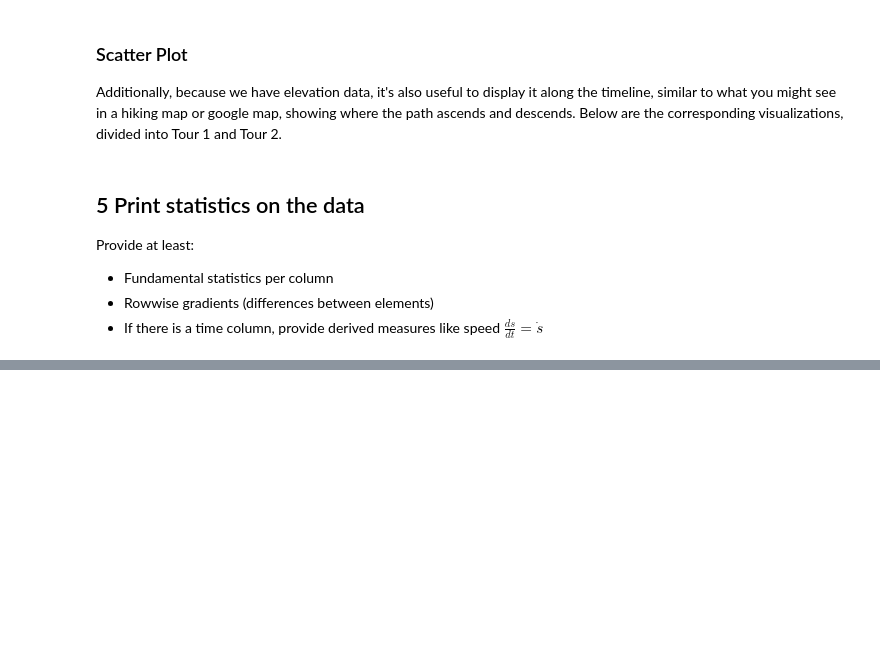
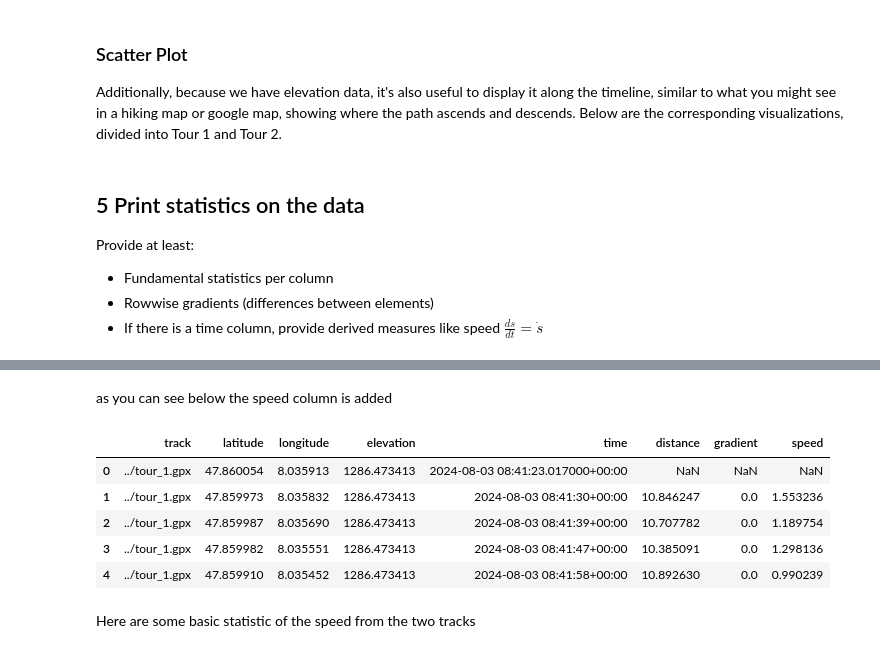
Before and after one commit to yhfrds/data-science-and-machine-learning-1, a Jupyter notebook: Lab 4/DS_ML_I_P4.ipynb, the cells around one changed output, grey strips where cells are left out. Saved outputs shown, nothing was run; the diff lists cells and outputs as text; code cells hidden in the pictures; blank space fills up the shorter version.

```diff
--- a/Lab 4/DS_ML_I_P4.ipynb
+++ b/Lab 4/DS_ML_I_P4.ipynb
@@ -244,14 +206,0 @@ df
-# %%
-df['time'] = pd.to_datetime(df['time'])
-
-def compute_speed(track_df):
-    track_df = track_df.sort_values("time").reset_index(drop=True)
-    track_df['time_diff'] = (track_df['time'] - track_df['time'].shift()).dt.total_seconds()
-    track_df['speed_mps'] = track_df['distance'] / track_df['time_diff']
-    return track_df
-
-# df = df.groupby("track", group_keys=False).apply(compute_speed).reset_index()
-df = df.groupby('track', group_keys=True).apply(compute_gradients, include_groups=False).reset_index(drop=False)
-
-df = df.groupby("track", group_keys=True).apply(compute_speed, include_groups=False).reset_index(drop=False)
-df
@@ -334,0 +273,25 @@ compare_speed_statistics(df)
+# %%
+def compute_speed(track_df):
+    track_df = track_df.sort_values("time")
+
+    # Time differences in seconds
+    track_df['time_diff'] = track_df['time'].diff().dt.total_seconds()
+    track_df['speed'] = track_df['distance'] / track_df['time_diff']
+    track_df.drop(columns=['time_diff'], inplace=True)
+    return track_df
+# %%
+df_tour_1 = compute_speed(df_tour_1)
+df_tour_2 = compute_speed(df_tour_2)
+# %% [markdown]
+as you can see below the speed column is added
+# %%
+df_tour_1.head(5)
+# %% [output]
+|  | track | latitude | longitude | elevation | time | distance | gradient | speed |
+| 0 | ../tour_1.gpx | 47.860054 | 8.035913 | 1286.473413 | 2024-08-03 08:41:23.017000+00:00 | NaN | NaN | NaN |
+| 1 | ../tour_1.gpx | 47.859973 | 8.035832 | 1286.473413 | 2024-08-03 08:41:30+00:00 | 10.846247 | 0.0 | 1.553236 |
+| 2 | ../tour_1.gpx | 47.859987 | 8.035690 | 1286.473413 | 2024-08-03 08:41:39+00:00 | 10.707782 | 0.0 | 1.189754 |
+| 3 | ../tour_1.gpx | 47.859982 | 8.035551 | 1286.473413 | 2024-08-03 08:41:47+00:00 | 10.385091 | 0.0 | 1.298136 |
+| 4 | ../tour_1.gpx | 47.859910 | 8.035452 | 1286.473413 | 2024-08-03 08:41:58+00:00 | 10.892630 | 0.0 | 0.990239 |
+# %% [markdown]
+Here are some basic statistic of the speed from the two tracks
```
Also changed, not shown: parts of 31 cells of this notebook.
